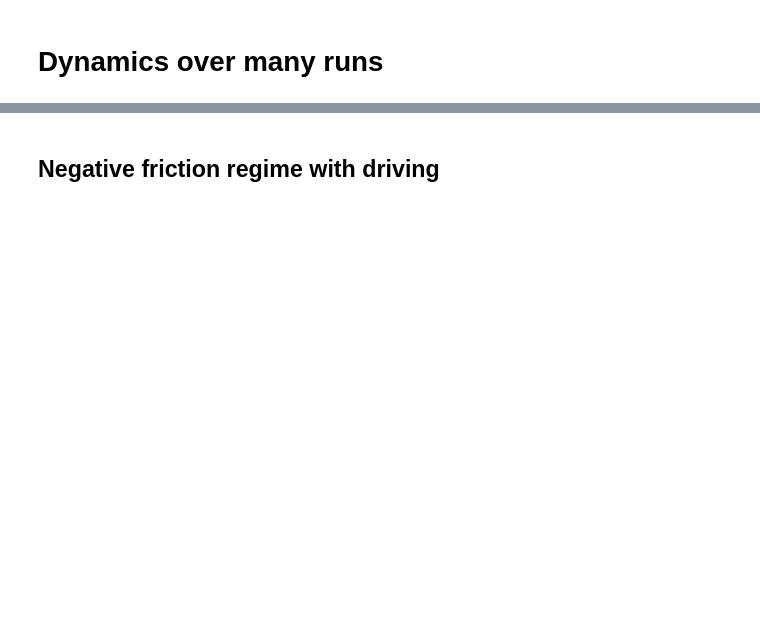
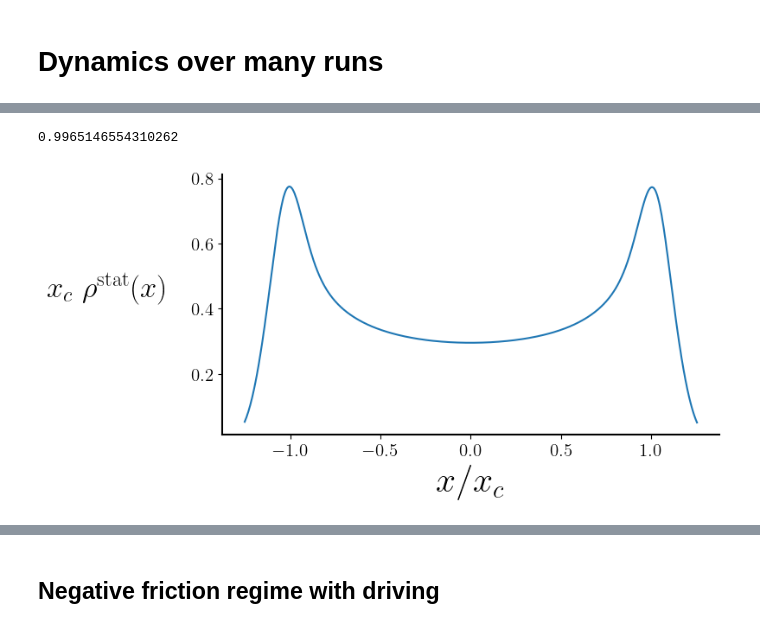
Before and after one commit to AaronBeyen/Inducing-Activity-by-Chemo-Mechanical-Coupling, a Jupyter notebook: Probe on line simulation and data final.ipynb, the cells around one changed output, grey strips where cells are left out. Cells and saved outputs as stored; diff of their text form; code cells hidden in the pictures; blank space fills up the shorter version.

```diff
--- a/Probe on line simulation and data final.ipynb
+++ b/Probe on line simulation and data final.ipynb
@@ -325,8 +349,9 @@ plt.show()
 # %%
 x0 = 2
 v0 = 1
+xc=np.sqrt(x0**2+m*v0**2/V0)
 vc = np.sqrt(v0**2+V0*x0**2/m)
-trials = 20
+trials = 2
 x_all = np.zeros((trials, nSteps + 1))
 v_all = np.zeros((trials, nSteps + 1))
 
@@ -429,20 +467,24 @@ kdex = gaussian_kde(xstation)
 x_range = np.linspace(min(xstation), max(xstation), 500)
 normx, _ = integrate.quad(kdex, min(xstation), max(xstation))
 print(normx)
+# %% [output]
+0.9965146554310262
 # %%
 # =========================
 # Estimated stationary position distribution
 # =========================
 fig, ax = plt.subplots(figsize=(8, 4))
-ax.plot(x_range, kdex(x_range), label = "Simulation")
-ax.set_ylabel(r"$\rho^{\mathrm{stat}}(x)$", fontsize=25, rotation=0, labelpad=70)
-ax.set_xlabel(r"$x$", fontsize=30)
+ax.plot(x_range/xc, xc*kdex(x_range), label = "Simulation")
+ax.set_ylabel(r"$x_c \ \rho^{\mathrm{stat}}(x)$", fontsize=25, rotation=0, labelpad=70)
+ax.set_xlabel(r"$x/x_c$", fontsize=30)
 plt.tight_layout()
 ax.spines[['right', 'top']].set_visible(False)
 ax.tick_params(axis='both', which='major', labelsize=15)
 for axis in 'left', 'bottom':
     ax.spines[axis].set_linewidth(1.5)
 plt.show()
+# %% [output]
+[figure, added]
 # %%
 # =========================
 # Stationary velocity distribution
```
Also changed, not shown: parts of 26 cells of this notebook.
